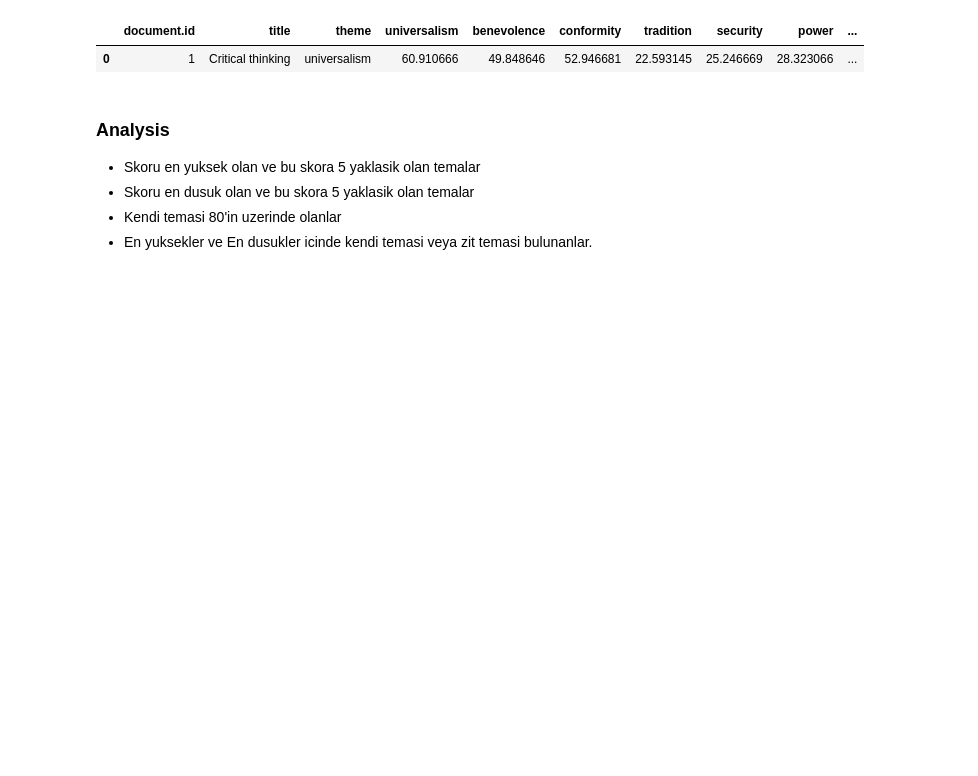
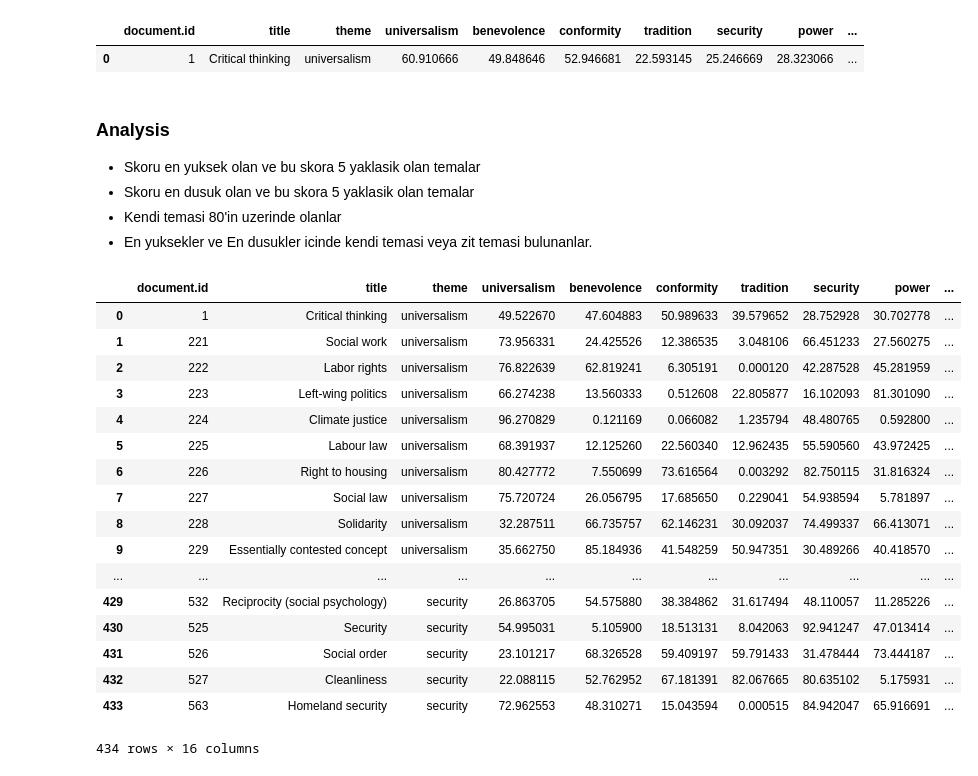
Before and after one commit to suyunu/semi-supervised-nmf, a Jupyter notebook: Leave-One-Out-v2.ipynb, the cells around one changed output. Saved outputs shown, nothing was run; the diff lists cells and outputs as text; code cells hidden in the pictures; blank space fills up the shorter version.

```diff
--- a/Leave-One-Out-v2.ipynb
+++ b/Leave-One-Out-v2.ipynb
@@ -313,0 +352,52 @@ df.head()
+# %%
+def rowMaxThemes(row, th):
+    tScores = row[3:].astype(np.float64)
+    sMax = tScores.max()
+    maxThemes = tScores[(tScores<=sMax) & (tScores>=sMax-th)]
+
+    #return list(maxThemes.keys())
+    return list(zip(list(maxThemes.keys()), maxThemes.values))
+# %%
+def rowMinThemes(row, th):
+    tScores = row[3:].astype(np.float64)
+    sMin = tScores.min()
+    minThemes = tScores[(tScores>=sMin) & (tScores<=sMin+th)]
+
+    #return list(minThemes.keys())
+    return list(zip(list(minThemes.keys()), minThemes.values))
+# %%
+def themeThreshold(row, th):
+    theme = str(row[2])
+    if row[theme] >= th:
+        return True
+    else:
+        return False
+# %%
+df2 = df.copy()
+max_th = 5
+df2['max_themes_th'+str(max_th)] = df.apply(rowMaxThemes, axis=1, args=(max_th,))
+min_th = 5
+df2['min_themes_th'+str(min_th)] = df.apply(rowMinThemes, axis=1, args=(min_th,))
+theme_th = 80
+df2['theme_threshold_th'+str(theme_th)] = df.apply(themeThreshold, axis=1, args=(theme_th,))
+# %%
+df2
+# %% [output]
+|  | document.id | title | theme | universalism | benevolence | conformity | tradition | security | power | ... |
+| 0 | 1 | Critical thinking | universalism | 49.522670 | 47.604883 | 50.989633 | 39.579652 | 28.752928 | 30.702778 | ... |
+| 1 | 221 | Social work | universalism | 73.956331 | 24.425526 | 12.386535 | 3.048106 | 66.451233 | 27.560275 | ... |
+| 2 | 222 | Labor rights | universalism | 76.822639 | 62.819241 | 6.305191 | 0.000120 | 42.287528 | 45.281959 | ... |
+| 3 | 223 | Left-wing politics | universalism | 66.274238 | 13.560333 | 0.512608 | 22.805877 | 16.102093 | 81.301090 | ... |
+| 4 | 224 | Climate justice | universalism | 96.270829 | 0.121169 | 0.066082 | 1.235794 | 48.480765 | 0.592800 | ... |
+| 5 | 225 | Labour law | universalism | 68.391937 | 12.125260 | 22.560340 | 12.962435 | 55.590560 | 43.972425 | ... |
+| 6 | 226 | Right to housing | universalism | 80.427772 | 7.550699 | 73.616564 | 0.003292 | 82.750115 | 31.816324 | ... |
+| 7 | 227 | Social law | universalism | 75.720724 | 26.056795 | 17.685650 | 0.229041 | 54.938594 | 5.781897 | ... |
+| 8 | 228 | Solidarity | universalism | 32.287511 | 66.735757 | 62.146231 | 30.092037 | 74.499337 | 66.413071 | ... |
+| 9 | 229 | Essentially contested concept | universalism | 35.662750 | 85.184936 | 41.548259 | 50.947351 | 30.489266 | 40.418570 | ... |
+| ... | ... | ... | ... | ... | ... | ... | ... | ... | ... | ... |
+| 429 | 532 | Reciprocity (social psychology) | security | 26.863705 | 54.575880 | 38.384862 | 31.617494 | 48.110057 | 11.285226 | ... |
+| 430 | 525 | Security | security | 54.995031 | 5.105900 | 18.513131 | 8.042063 | 92.941247 | 47.013414 | ... |
+| 431 | 526 | Social order | security | 23.101217 | 68.326528 | 59.409197 | 59.791433 | 31.478444 | 73.444187 | ... |
+| 432 | 527 | Cleanliness | security | 22.088115 | 52.762952 | 67.181391 | 82.067665 | 80.635102 | 5.175931 | ... |
+| 433 | 563 | Homeland security | security | 72.962553 | 48.310271 | 15.043594 | 0.000515 | 84.942047 | 65.916691 | ... |
+434 rows × 16 columns
```
Also changed, not shown: parts of 7 cells of this notebook, 3 other files.
